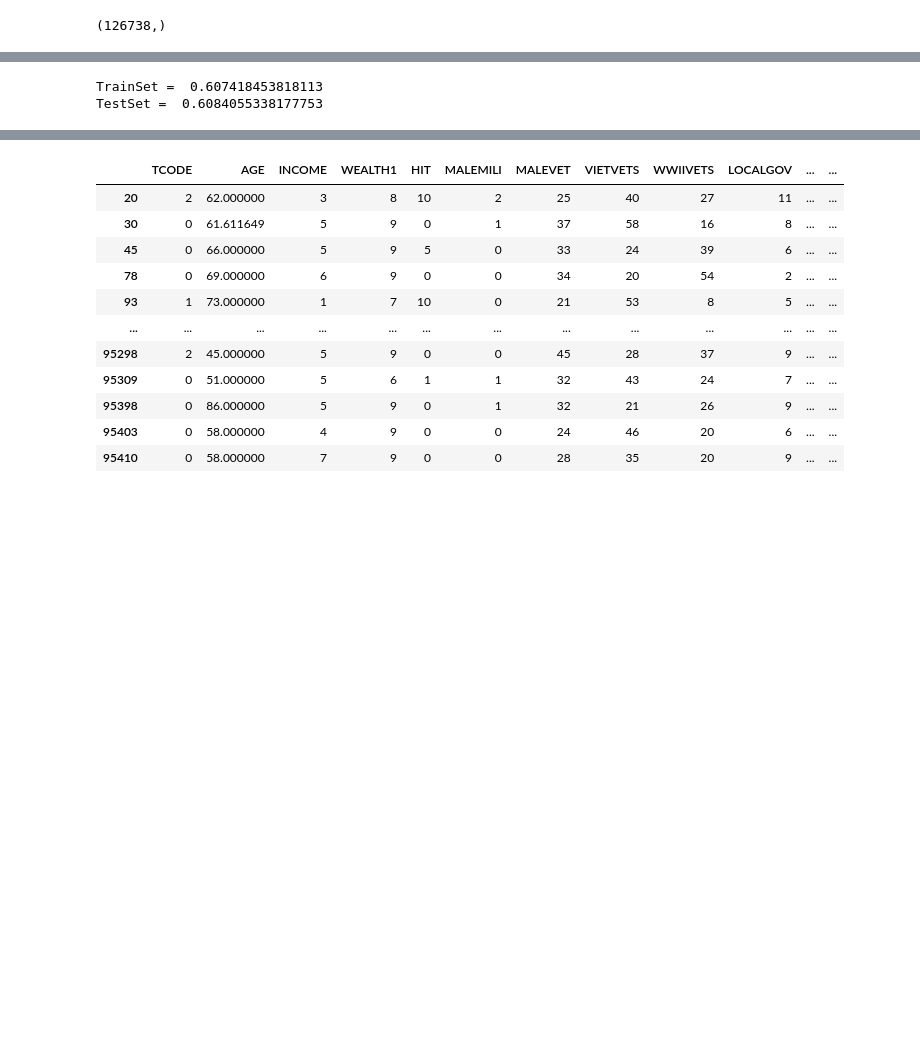
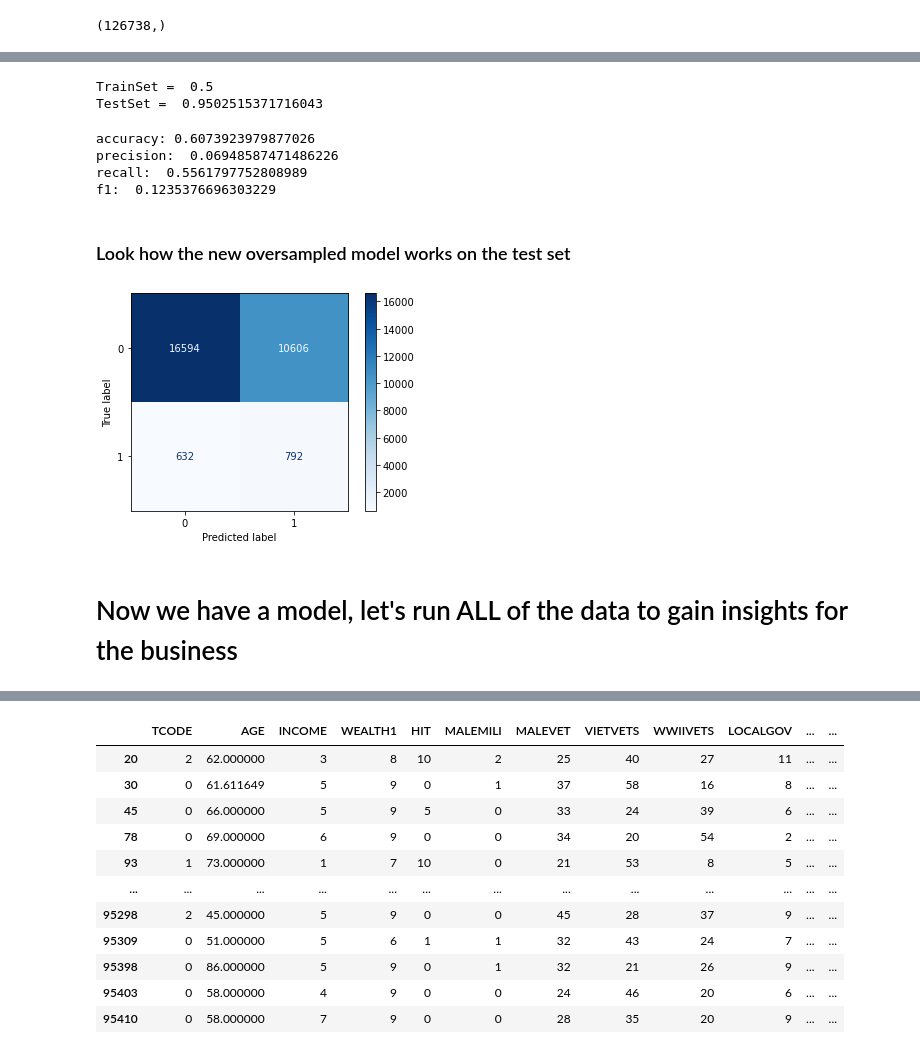
Before and after one commit to erin-berardi/Erin_dataV2-labs, a Jupyter notebook: Week_7_Full_notebook_random-forrest_solution.ipynb, the cells around one changed output, grey strips where cells are left out. Cells and saved outputs as stored; diff of their text form; code cells hidden in the pictures; blank space fills up the shorter version.

```diff
--- a/Week_7_Full_notebook_random-forrest_solution.ipynb
+++ b/Week_7_Full_notebook_random-forrest_solution.ipynb
@@ -464,3 +452,5 @@ X_test_all = X_test[['RFA_2F',
+# %%
+X_test_all = X_test[col_list]
 # %%
 X_test_all
 # %% [output]
@@ -496,7 +520,7 @@ for column in X_corr_data[col_viz]:
 col_to_drop = ['HVP1','HVP2','HVP3','HVP5','HVP6','HV2']
 # HVP4 I will keep as it has high correlation with the target column.  Maybe look at correlation with Target D
 # %%
-X_train = X_corr_data.drop(['HVP1','HVP2','HVP3','HVP5','HVP6','HV2'], axis = 1)
+X_train = X_train_all.drop(['HVP1','HVP2','HVP3','HVP5','HVP6','HV2'], axis = 1)
 X_train.shape
 X_test = X_test_all.drop(['HVP1','HVP2','HVP3','HVP5','HVP6','HV2'], axis = 1)
 X_test
@@ -591,10 +624,10 @@ display(y_train_oversampled.shape)
 # %%
-clf = RandomForestClassifier(max_depth=5,
+clf2 = RandomForestClassifier(max_depth=5,
                              min_samples_split=20,
                              min_samples_leaf =20)
-clf.fit(X_train_oversampled, y_train_oversampled)
+clf2.fit(X_train_oversampled, y_train_oversampled)
 print('TrainSet = ',clf.score(X_train_oversampled, y_train_oversampled))
 print('TestSet = ',clf.score(X_test, y_test))
 # %% [output]
-TrainSet =  0.607418453818113
-TestSet =  0.6084055338177753
+TrainSet =  0.5
+TestSet =  0.9502515371716043
@@ -615,8 +634,22 @@ from sklearn.metrics import plot_confusion_matrix
 # %%
 
-# pred_RF = clf.predict(X_test)
+pred_RF = clf2.predict(X_test)
 
-# print('accuracy:', accuracy_score(y_test, pred_RF))
-# print("precision: ",precision_score(y_test,pred_RF))
-# print("recall: ",recall_score(y_test,pred_RF))
-# print("f1: ",f1_score(y_test,pred_RF))
+print('accuracy:', accuracy_score(y_test, pred_RF))
+print("precision: ",precision_score(y_test,pred_RF))
+print("recall: ",recall_score(y_test,pred_RF))
+print("f1: ",f1_score(y_test,pred_RF))
+# %% [output]
+accuracy: 0.6073923979877026
+precision:  0.06948587471486226
+recall:  0.5561797752808989
+f1:  0.1235376696303229
+# %% [markdown]
+### Look how the new oversampled model works on the test set
+# %%
+plot_confusion_matrix(clf2, X_test, y_test,cmap=plt.cm.Blues)
+plt.show()
+# %% [output]
+[figure, added]
+# %% [markdown]
+# Now we have a model, let's run ALL of the data to gain insights for the business
```
Also changed, not shown: parts of 63 cells of this notebook, 12 other files.
